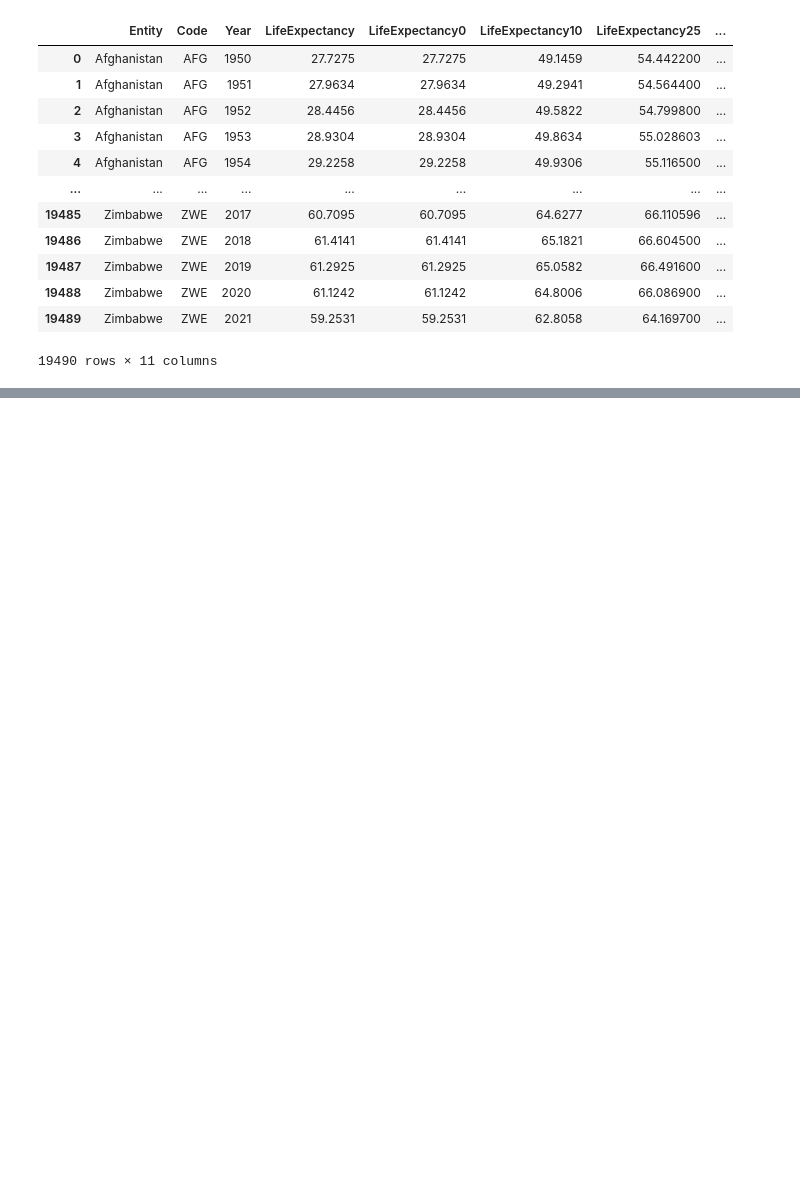
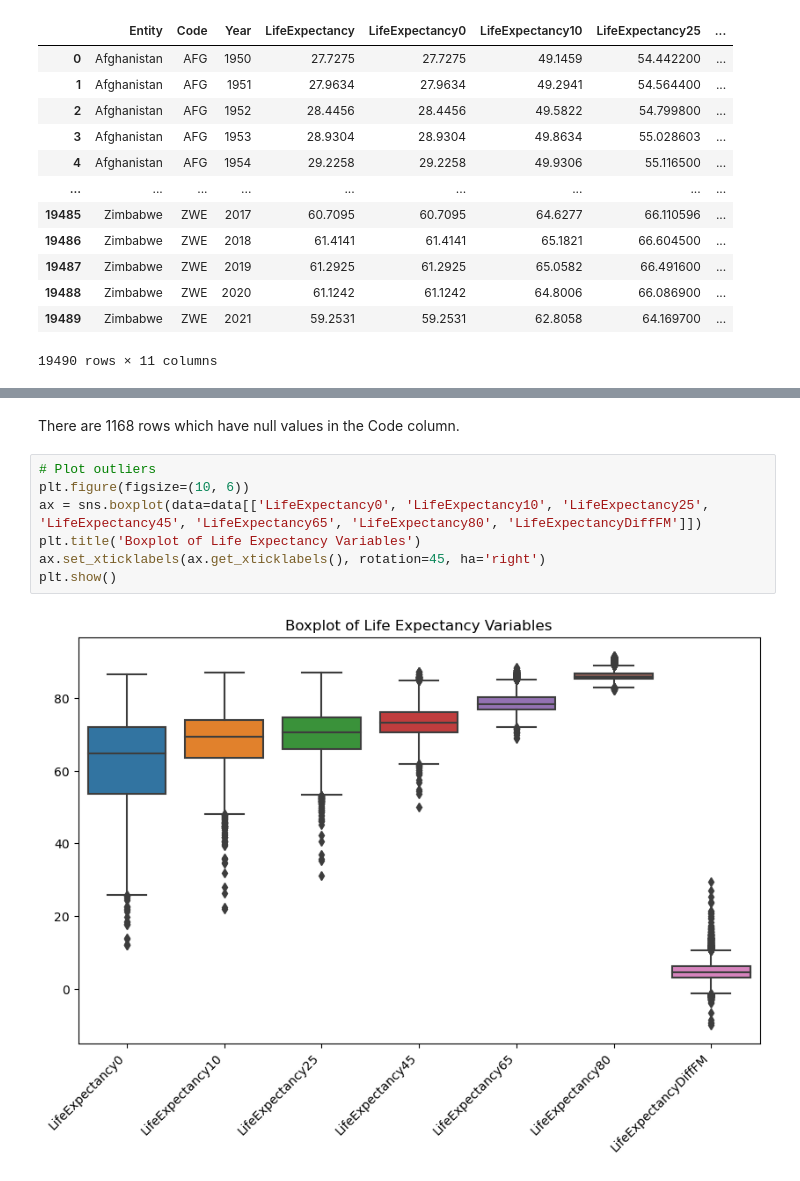
Before and after one commit to INFO-523-Exercises/hw05-sanjaybhargavsiddi, a Jupyter notebook: hw-05.ipynb, the cells around one changed output, grey strips where cells are left out. Saved outputs shown, nothing was run; the diff lists cells and outputs as text; blank space fills up the shorter version.

Commit message:
Data Exploration

```diff
--- a/hw-05.ipynb
+++ b/hw-05.ipynb
@@ -53,0 +74,11 @@ data
+# %% [markdown]
+There are 1168 rows which have null values in the Code column.
+# %%
+# Plot outliers
+plt.figure(figsize=(10, 6))
+ax = sns.boxplot(data=data[['LifeExpectancy0', 'LifeExpectancy10', 'LifeExpectancy25', 'LifeExpectancy45', 'LifeExpectancy65', 'LifeExpectancy80', 'LifeExpectancyDiffFM']])
+plt.title('Boxplot of Life Expectancy Variables')
+ax.set_xticklabels(ax.get_xticklabels(), rotation=45, ha='right')
+plt.show()
+# %% [output]
+[figure, added]
```
Also changed, not shown: parts of 7 cells of this notebook.
